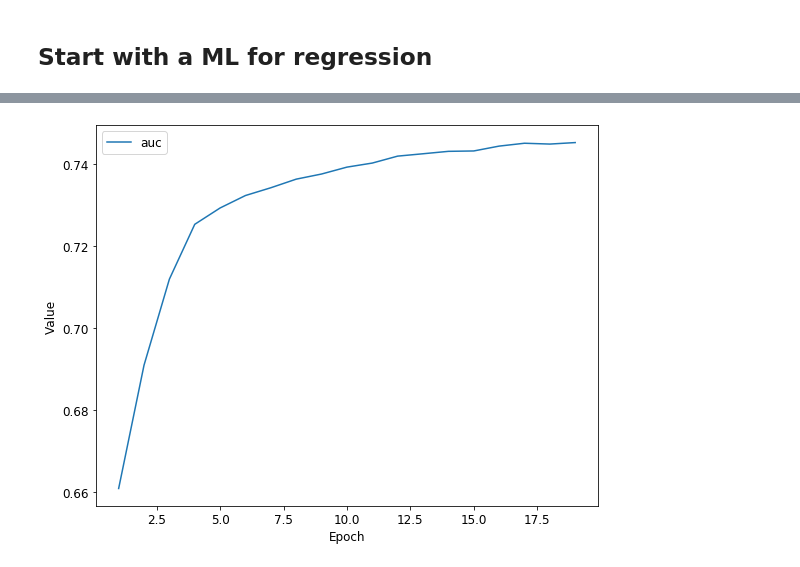
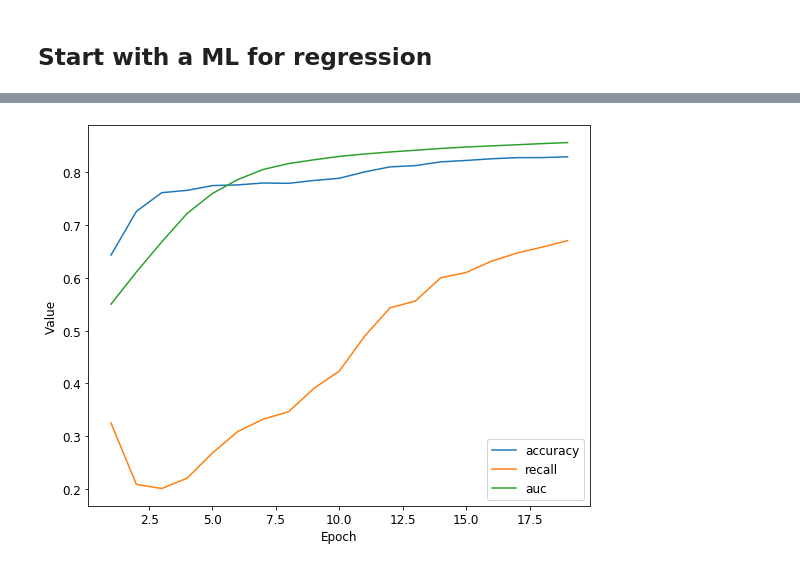
Before and after one commit to hayalaso/ML_playground, a Jupyter notebook: HR_Analytics/hr_analytics_classifier.ipynb, the cells around one changed output, grey strips where cells are left out. Drawn from its saved outputs; the diff is of its cells as text; code cells hidden in the pictures.

```diff
--- a/HR_Analytics/hr_analytics_classifier.ipynb
+++ b/HR_Analytics/hr_analytics_classifier.ipynb
@@ -213,13 +236,11 @@ df.head()
 # Create numeric categories
 feature_columns = []
 
-satisfaction = tf.feature_column.numeric_column('satisfaction')
+satisfaction = feature_column.numeric_column('satisfaction')
 feature_columns.append(satisfaction)
 
-evaluation = tf.feature_column.numeric_column('evaluation')
+evaluation = feature_column.numeric_column('evaluation')
 feature_columns.append(evaluation)
 
-avgMonthHours = tf.feature_column.numeric_column('averageMonthlyHours')
+avgMonthHours = feature_column.numeric_column('averageMonthlyHours')
 feature_columns.append(avgMonthHours)
-
-feature_layer = tf.keras.layers.DenseFeatures(feature_columns)
@@ -278,22 +318,22 @@ learning_rate = 0.001
 epochs = 20
 batch_size = 100
 label_name = "left"
-classification_threshold = 0.25
+classification_threshold = 0.35
 
 # Establish the metrics the model will measure.
-# METRICS = [
-#             tf.keras.metrics.BinaryAccuracy(name='accuracy',
-#                 threshold=classification_threshold),
-#             tf.keras.metrics.Precision(thresholds=classification_threshold,
-#                 name='precision'),
-#             tf.keras.metrics.Recall(thresholds=classification_threshold,
-#                                    name='recall')
+METRICS = [
+             tf.keras.metrics.AUC(num_thresholds=100, name='auc'),
+             tf.keras.metrics.BinaryAccuracy(name='accuracy',
+                 threshold=classification_threshold),
+             tf.keras.metrics.Precision(thresholds=classification_threshold,
+                 name='precision'),
+             tf.keras.metrics.Recall(thresholds=classification_threshold,
+                                    name='recall')
+           ]
 
-#           ]
-
-METRICS = [
-      tf.keras.metrics.AUC(num_thresholds=100, name='auc'),
-]
+#METRICS = [
+#
+#]
 
 # create model
 my_model = build_model(learning_rate, feature_layer, METRICS)
@@ -322,10 +362,10 @@ Epoch 20/20
 # %%
 # Plot a graph of the metric(s) vs. epochs.
-list_of_metrics_to_plot = ['auc']
+list_of_metrics_to_plot = ['accuracy','recall','auc']
 
 plot_curve(epochs, hist, list_of_metrics_to_plot)
 # %% [output]
-[figure, old version]
+[figure, new version]
 # %%
 features = {name:np.array(value) for name, value in test_df.items()}
 label = np.array(features.pop(label_name))
```
Also changed, not shown: parts of 12 cells of this notebook.
